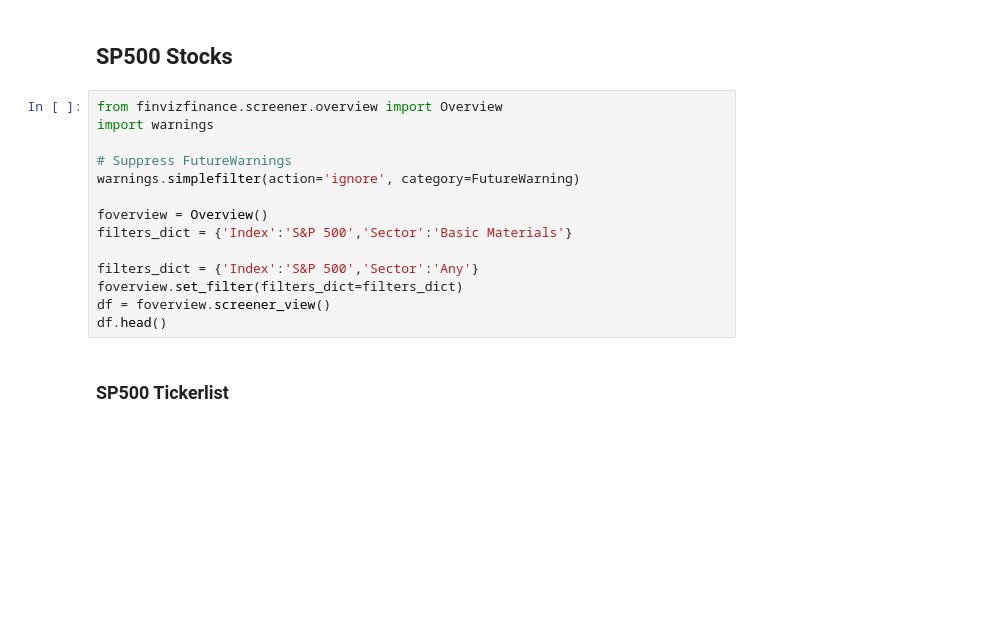
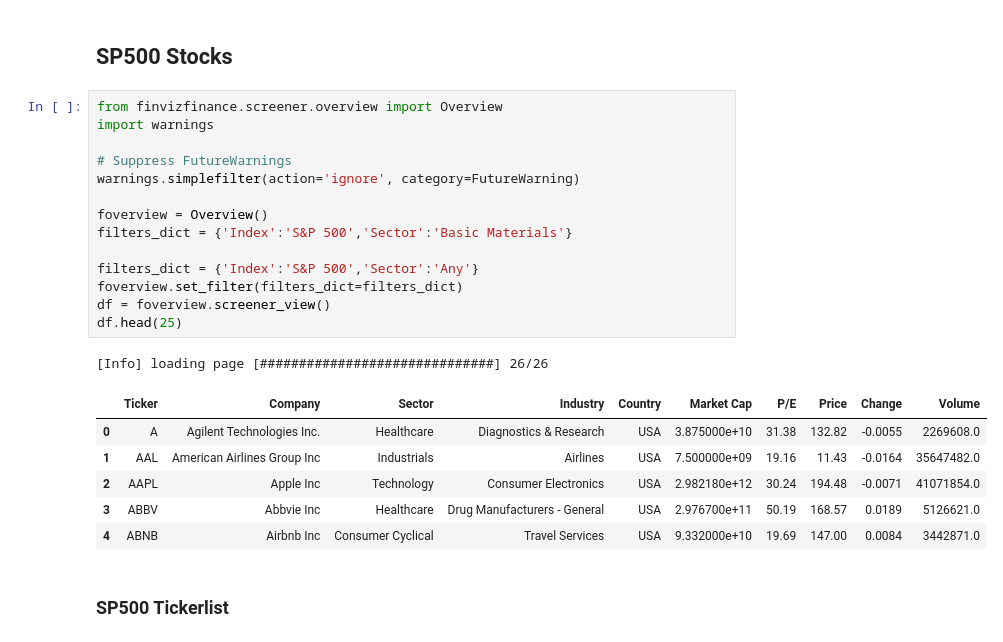
Before and after one commit to gitwalter/cohere-rag-agent, a Jupyter notebook: finvizfinance.ipynb, the cells around one changed output. Cells and saved outputs as stored; diff of their text form; blank space fills up the shorter version.

```diff
--- a/finvizfinance.ipynb
+++ b/finvizfinance.ipynb
@@ -188,17 +211,25 @@ display(insider_trader[insider_trader['Transaction']=='Buy'])
 # %%
 from finvizfinance.screener.overview import Overview
 import warnings
 
 # Suppress FutureWarnings
 warnings.simplefilter(action='ignore', category=FutureWarning)
 
 foverview = Overview()
 filters_dict = {'Index':'S&P 500','Sector':'Basic Materials'}
 
 filters_dict = {'Index':'S&P 500','Sector':'Any'}
 foverview.set_filter(filters_dict=filters_dict)
 df = foverview.screener_view()
-df.head()
+df.head(25)
+# %% [output]
+[Info] loading page [##############################] 26/26
+|  | Ticker | Company | Sector | Industry | Country | Market Cap | P/E | Price | Change | Volume |
+| 0 | A | Agilent Technologies Inc. | Healthcare | Diagnostics & Research | USA | 3.875000e+10 | 31.38 | 132.82 | -0.0055 | 2269608.0 |
+| 1 | AAL | American Airlines Group Inc | Industrials | Airlines | USA | 7.500000e+09 | 19.16 | 11.43 | -0.0164 | 35647482.0 |
+| 2 | AAPL | Apple Inc | Technology | Consumer Electronics | USA | 2.982180e+12 | 30.24 | 194.48 | -0.0071 | 41071854.0 |
+| 3 | ABBV | Abbvie Inc | Healthcare | Drug Manufacturers - General | USA | 2.976700e+11 | 50.19 | 168.57 | 0.0189 | 5126621.0 |
+| 4 | ABNB | Airbnb Inc | Consumer Cyclical | Travel Services | USA | 9.332000e+10 | 19.69 | 147.00 | 0.0084 | 3442871.0 |
 # %% [markdown]
 ### SP500 Tickerlist
 # %%
```
Also changed, not shown: parts of 6 cells of this notebook, 2 other files.
